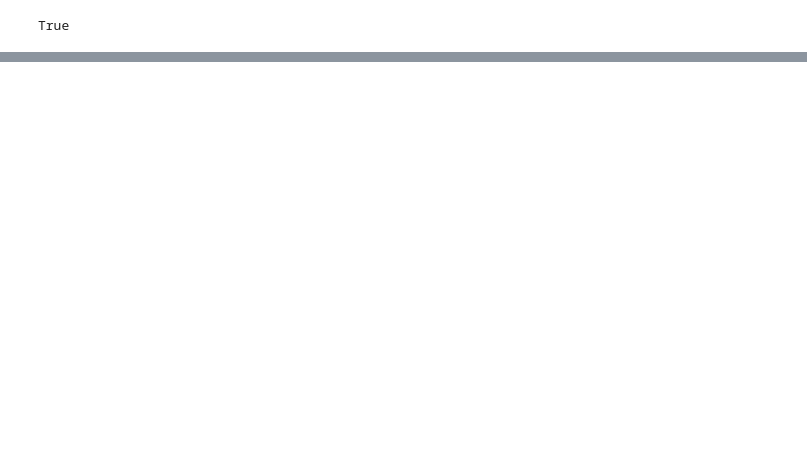
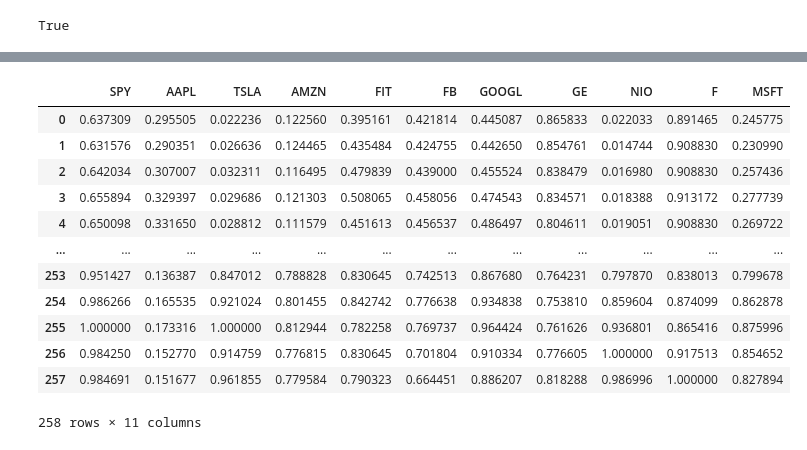
Before and after one commit to jtmcginley123/project-two, a Jupyter notebook: Asif/stock_df.ipynb, the cells around one changed output, grey strips where cells are left out. Drawn from its saved outputs; the diff is of its cells as text; code cells hidden in the pictures; blank space fills up the shorter version.

```diff
--- a/Asif/stock_df.ipynb
+++ b/Asif/stock_df.ipynb
@@ -90,0 +258,5 @@ df_spy.tail(30)
+# %%
+df_msft = get_data("MSFT")
+df_msft = get_columns(df_msft)
+df_msft = calc_data(df_msft)
+df_msft.head()
@@ -90,0 +271,5 @@ df_spy.tail(30)
+# %%
+df_amzn = get_data("AMZN")
+df_amzn = get_columns(df_amzn)
+df_amzn = calc_data(df_amzn)
+df_amzn.head()
@@ -90,0 +291,2 @@ df_spy.tail(30)
+# %%
+big_df = pd.concat([df_spy.close, df_aapl.close, df_tsla.close, df_amzn.close, df_fit.close, df_fb.close, df_googl.close, df_ge.close, df_nio.close, df_f.close, df_msft.close], axis = 1)
@@ -90,0 +303,2 @@ df_spy.tail(30)
+# %%
+big_df.columns = ["SPY", "AAPL", "TSLA", "AMZN", "FIT", "FB", "GOOGL", "GE", "NIO", "F", "MSFT"]
@@ -90,0 +317,21 @@ df_spy.tail(30)
+# %%
+scaler = MinMaxScaler()
+
+x = big_df.values
+x_scaled = MinMaxScaler().fit_transform(x)
+big_df_2 = pd.DataFrame(x_scaled, columns=["SPY", "AAPL", "TSLA", "AMZN", "FIT", "FB", "GOOGL", "GE", "NIO", "F", "MSFT"])
+big_df_2
+# %% [output]
+|  | SPY | AAPL | TSLA | AMZN | FIT | FB | GOOGL | GE | NIO | F | MSFT |
+| 0 | 0.637309 | 0.295505 | 0.022236 | 0.122560 | 0.395161 | 0.421814 | 0.445087 | 0.865833 | 0.022033 | 0.891465 | 0.245775 |
+| 1 | 0.631576 | 0.290351 | 0.026636 | 0.124465 | 0.435484 | 0.424755 | 0.442650 | 0.854761 | 0.014744 | 0.908830 | 0.230990 |
+| 2 | 0.642034 | 0.307007 | 0.032311 | 0.116495 | 0.479839 | 0.439000 | 0.455524 | 0.838479 | 0.016980 | 0.908830 | 0.257436 |
+| 3 | 0.655894 | 0.329397 | 0.029686 | 0.121303 | 0.508065 | 0.458056 | 0.474543 | 0.834571 | 0.018388 | 0.913172 | 0.277739 |
+| 4 | 0.650098 | 0.331650 | 0.028812 | 0.111579 | 0.451613 | 0.456537 | 0.486497 | 0.804611 | 0.019051 | 0.908830 | 0.269722 |
+| ... | ... | ... | ... | ... | ... | ... | ... | ... | ... | ... | ... |
+| 253 | 0.951427 | 0.136387 | 0.847012 | 0.788828 | 0.830645 | 0.742513 | 0.867680 | 0.764231 | 0.797870 | 0.838013 | 0.799678 |
+| 254 | 0.986266 | 0.165535 | 0.921024 | 0.801455 | 0.842742 | 0.776638 | 0.934838 | 0.753810 | 0.859604 | 0.874099 | 0.862878 |
+| 255 | 1.000000 | 0.173316 | 1.000000 | 0.812944 | 0.782258 | 0.769737 | 0.964424 | 0.761626 | 0.936801 | 0.865416 | 0.875996 |
+| 256 | 0.984250 | 0.152770 | 0.914759 | 0.776815 | 0.830645 | 0.701804 | 0.910334 | 0.776605 | 1.000000 | 0.917513 | 0.854652 |
+| 257 | 0.984691 | 0.151677 | 0.961855 | 0.779584 | 0.790323 | 0.664451 | 0.886207 | 0.818288 | 0.986996 | 1.000000 | 0.827894 |
+258 rows × 11 columns
```
Also changed, not shown: parts of 29 cells of this notebook.
